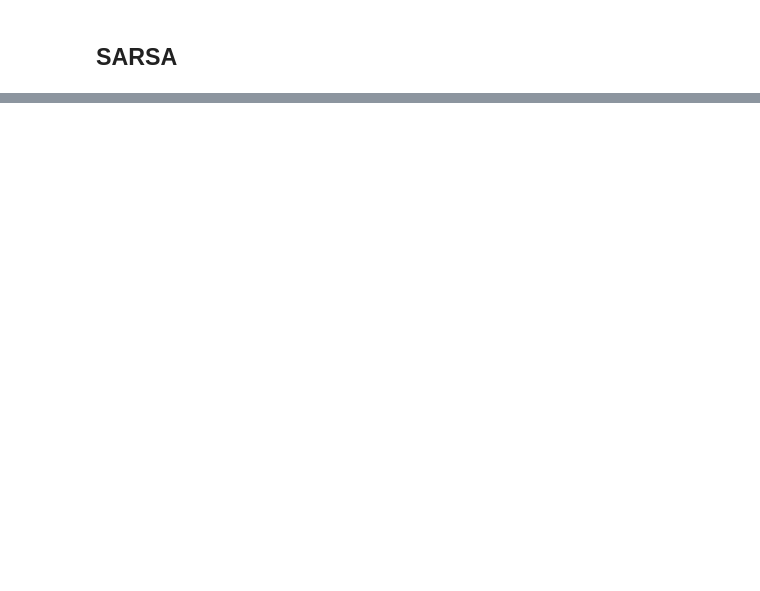
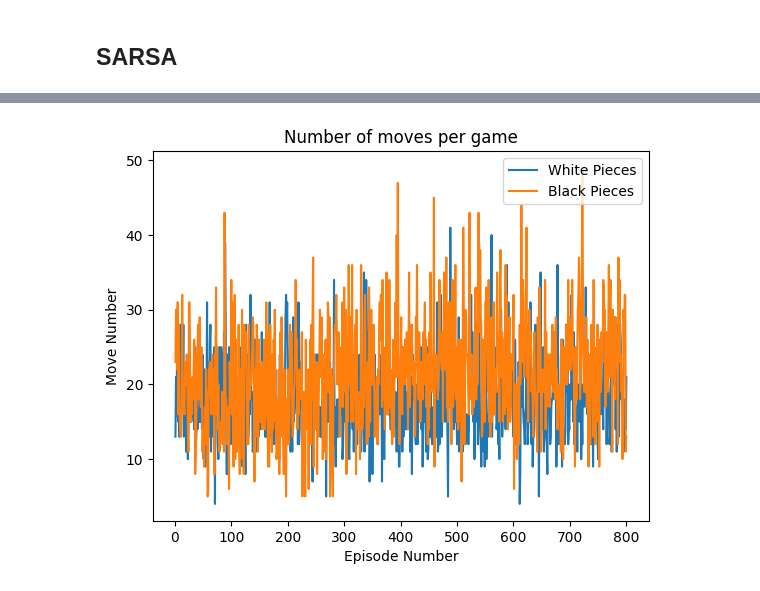
Before and after one commit to inesleonidasrocha/ChessRL23, a Jupyter notebook: RL PROJECT DeepQLearning.ipynb, the cells around one changed output, grey strips where cells are left out. Drawn from its saved outputs; the diff is of its cells as text; code cells hidden in the pictures; blank space fills up the shorter version.

```diff
--- a/RL PROJECT DeepQLearning.ipynb
+++ b/RL PROJECT DeepQLearning.ipynb
@@ -1624,0 +1646,3 @@ pieces_left_line_plot(mcts_df)
+# %%
+deep_q_df = pd.read_csv('/Users/nekas/Downloads/RL/project/Projeto/Final_Project.pdf/evaluation_data/deepqlearning_imitation.csv')
+deep_q_df.head(3)
@@ -1624,0 +1678,2 @@ pieces_left_line_plot(mcts_df)
+# %%
+deep_q_df.drop('Unnamed: 0',axis=1,inplace=True)
@@ -1624,0 +1728,4 @@ pieces_left_line_plot(mcts_df)
+# %%
+evaluation_number_of_moves(deep_q_df)
+# %% [output]
+[figure, added]
```
Also changed, not shown: parts of 22 cells of this notebook.
